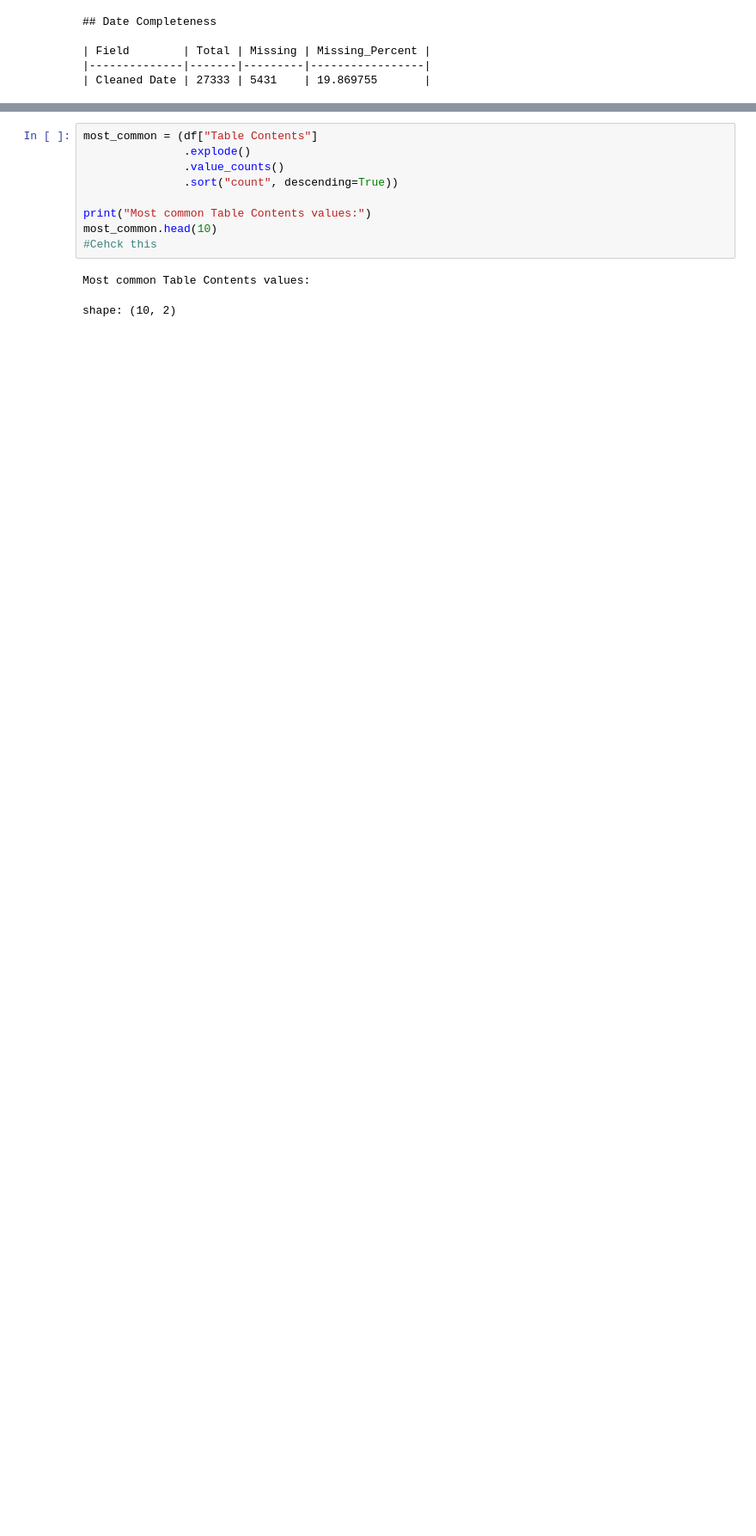
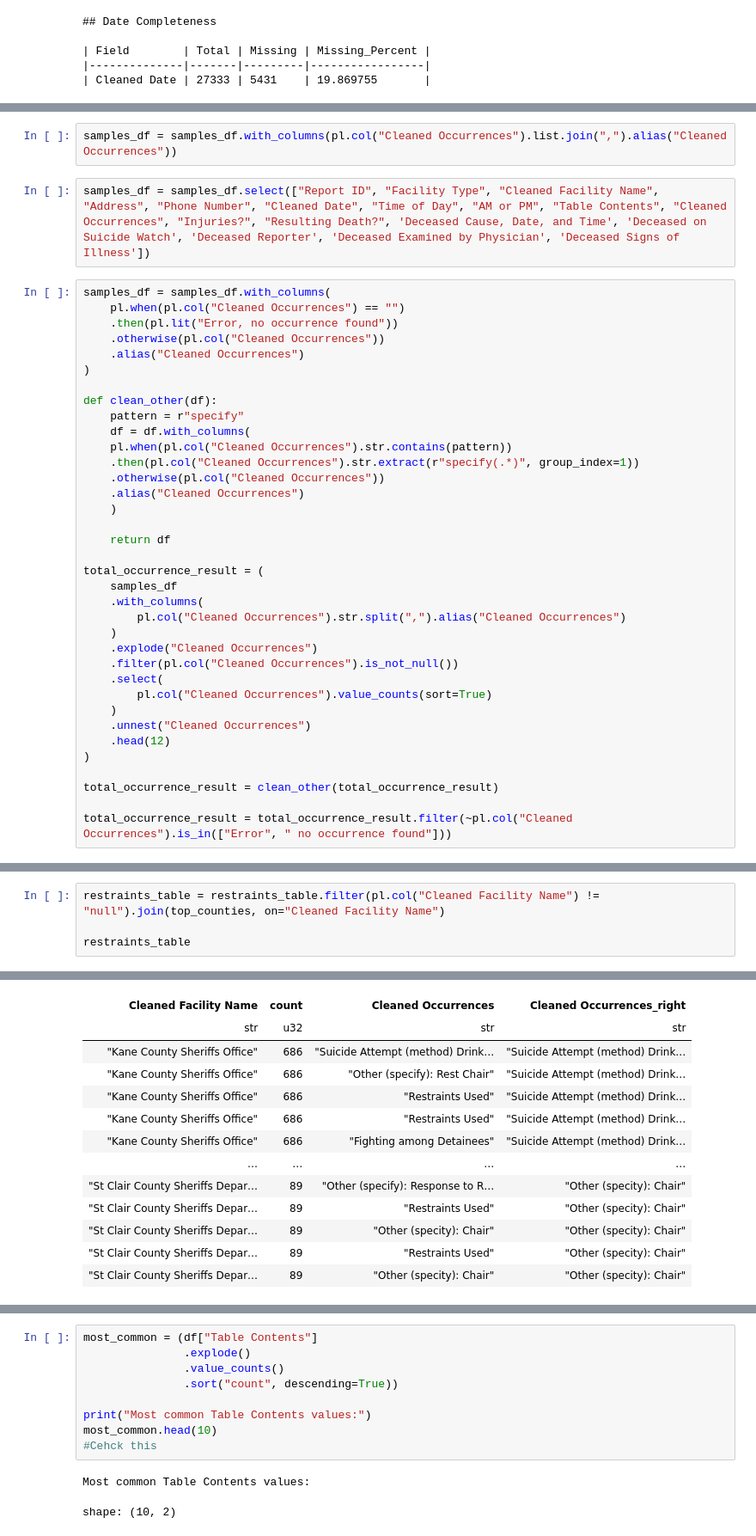
Before and after one commit to mansueto-institute/jail-events, a Jupyter notebook: src/jail-events/notebooks/extraction_report.ipynb, the cells around one changed output, grey strips where cells are left out. Shown at 86% size. Saved outputs shown, nothing was run; the diff lists cells and outputs as text; blank space fills up the shorter version.

Commit message:
ppt and cleaning

```diff
--- a/src/jail-events/notebooks/extraction_report.ipynb
+++ b/src/jail-events/notebooks/extraction_report.ipynb
@@ -363,0 +472,40 @@ facility_coverage.write_excel('../data/jails-data/output/facility_coverage.xlsx'
+# %%
+samples_df = samples_df.with_columns(pl.col("Cleaned Occurrences").list.join(",").alias("Cleaned Occurrences"))
+# %%
+samples_df = samples_df.select(["Report ID", "Facility Type", "Cleaned Facility Name", "Address", "Phone Number", "Cleaned Date", "Time of Day", "AM or PM", "Table Contents", "Cleaned Occurrences", "Injuries?", "Resulting Death?", 'Deceased Cause, Date, and Time', 'Deceased on Suicide Watch', 'Deceased Reporter', 'Deceased Examined by Physician', 'Deceased Signs of Illness'])
+# %%
+samples_df = samples_df.with_columns(
+    pl.when(pl.col("Cleaned Occurrences") == "")
+    .then(pl.lit("Error, no occurrence found"))
+    .otherwise(pl.col("Cleaned Occurrences"))
+    .alias("Cleaned Occurrences")
+)
+
+def clean_other(df):
+    pattern = r"specify"
+    df = df.with_columns(
+    pl.when(pl.col("Cleaned Occurrences").str.contains(pattern))
+    .then(pl.col("Cleaned Occurrences").str.extract(r"specify(.*)", group_index=1))
+    .otherwise(pl.col("Cleaned Occurrences"))
+    .alias("Cleaned Occurrences")
+    )
+
+    return df
+
+total_occurrence_result = (
+    samples_df
+    .with_columns(
+        pl.col("Cleaned Occurrences").str.split(",").alias("Cleaned Occurrences")
+    )
+    .explode("Cleaned Occurrences")
+    .filter(pl.col("Cleaned Occurrences").is_not_null())
+    .select(
+        pl.col("Cleaned Occurrences").value_counts(sort=True)
+    )
+    .unnest("Cleaned Occurrences")
+    .head(12)
+)
+
+total_occurrence_result = clean_other(total_occurrence_result)
+
+total_occurrence_result = total_occurrence_result.filter(~pl.col("Cleaned Occurrences").is_in(["Error", " no occurrence found"]))
@@ -363,0 +709,5 @@ facility_coverage.write_excel('../data/jails-data/output/facility_coverage.xlsx'
+# %%
+restraints_table = restraints_table.filter(pl.col("Cleaned Facility Name") != "null").join(top_counties, on="Cleaned Facility Name")
+
+restraints_table
+# %% [output]
@@ -363,0 +715,13 @@ facility_coverage.write_excel('../data/jails-data/output/facility_coverage.xlsx'
+| Cleaned Facility Name | count | Cleaned Occurrences | Cleaned Occurrences_right |
+| str | u32 | str | str |
+| "Kane County Sheriffs Office" | 686 | "Suicide Attempt (method) Drink… | "Suicide Attempt (method) Drink… |
+| "Kane County Sheriffs Office" | 686 | "Other (specify): Rest Chair" | "Suicide Attempt (method) Drink… |
+| "Kane County Sheriffs Office" | 686 | "Restraints Used" | "Suicide Attempt (method) Drink… |
+| "Kane County Sheriffs Office" | 686 | "Restraints Used" | "Suicide Attempt (method) Drink… |
+| "Kane County Sheriffs Office" | 686 | "Fighting among Detainees" | "Suicide Attempt (method) Drink… |
+| … | … | … | … |
+| "St Clair County Sheriffs Depar… | 89 | "Other (specify): Response to R… | "Other (specity): Chair" |
+| "St Clair County Sheriffs Depar… | 89 | "Restraints Used" | "Other (specity): Chair" |
+| "St Clair County Sheriffs Depar… | 89 | "Other (specity): Chair" | "Other (specity): Chair" |
+| "St Clair County Sheriffs Depar… | 89 | "Restraints Used" | "Other (specity): Chair" |
+| "St Clair County Sheriffs Depar… | 89 | "Other (specity): Chair" | "Other (specity): Chair" |
```
Also changed, not shown: parts of 33 cells of this notebook, 27 other files.
